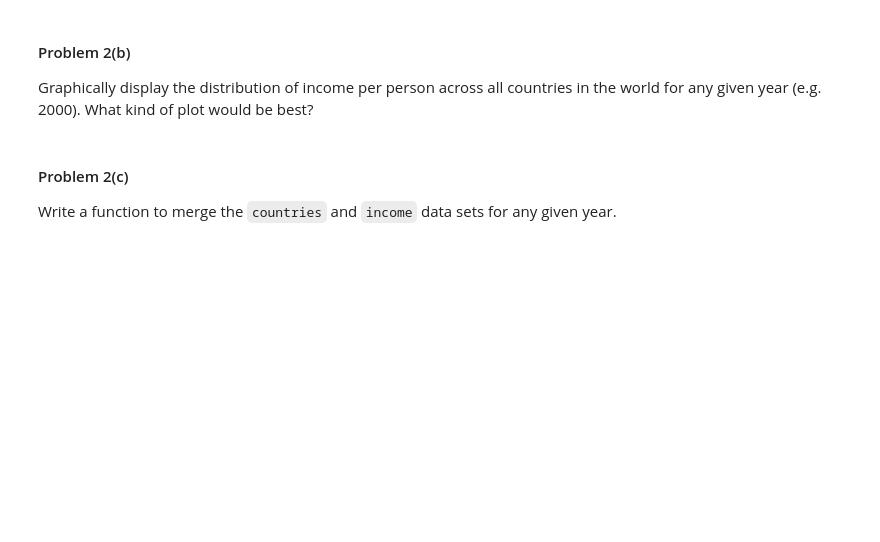
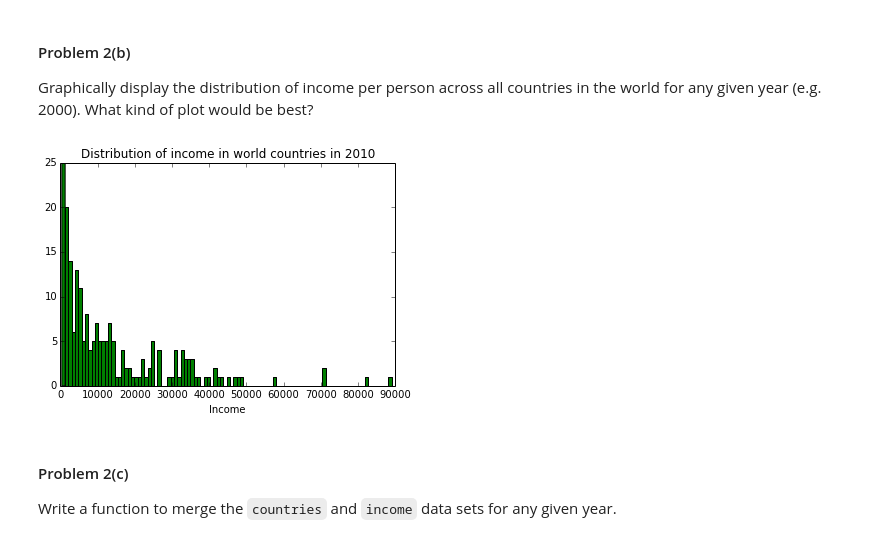
Before and after one commit to gaspaio/harvard-cs109-2014, a Jupyter notebook: homework-mine/HW1-mine.ipynb, the cells around one changed output. Saved outputs shown, nothing was run; the diff lists cells and outputs as text; code cells hidden in the pictures; blank space fills up the shorter version.

```diff
--- a/homework-mine/HW1-mine.ipynb
+++ b/homework-mine/HW1-mine.ipynb
@@ -240,5 +241,6 @@ income.head()
 # %% [markdown]
 Transform the data set to have years as the rows and countries as the columns. Show the head of this data set when it is loaded.
 # %%
-income = income.T
+income = income_t.T
+income.index.name = "years"
 income.head()
@@ -251,3 +260,11 @@ Graphically display the distribution of income per person across all countries i
+# %%
+# Documentation: http://pandas.pydata.org/pandas-docs/stable/generated/pandas.DataFrame.hist.html
+n, bins, patches = plt.hist(income.ix[2010].dropna().values, bins=100, facecolor='green')
+plt.title("Distribution of income in world countries in 2010")
+plt.xlabel("Income")
+plt.show()
+# %% [output]
+[figure, added]
 # %% [markdown]
 #### Problem 2(c)
 
```
Also changed, not shown: parts of 15 cells of this notebook.
